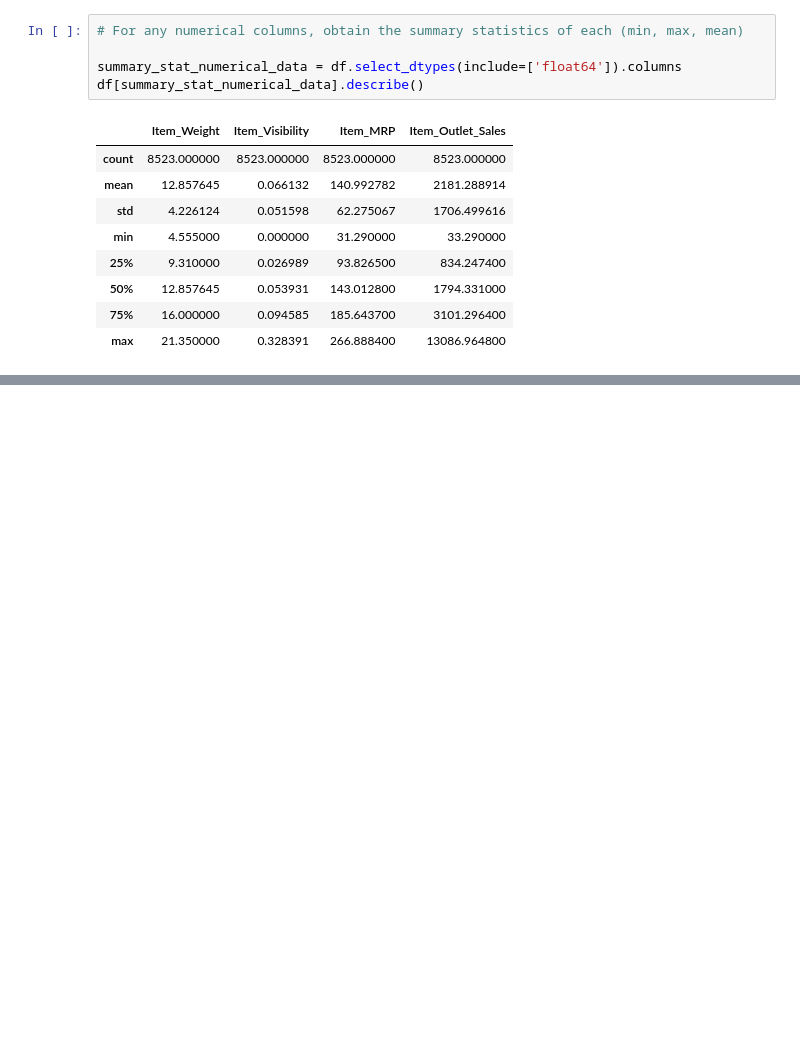
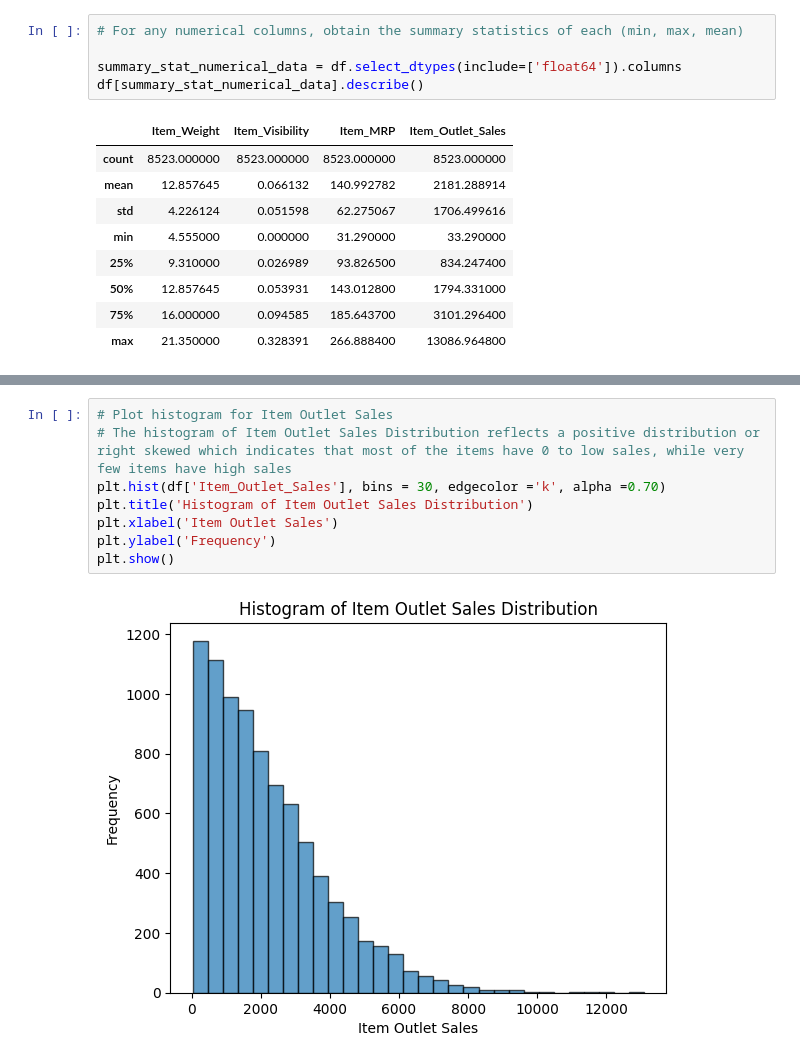
Before and after one commit to Gdan0326/Food_Sales_Predictions, a Jupyter notebook: Food_Sales_Predictions.ipynb, the cells around one changed output, grey strips where cells are left out. Saved outputs shown, nothing was run; the diff lists cells and outputs as text; blank space fills up the shorter version.

```diff
--- a/Food_Sales_Predictions.ipynb
+++ b/Food_Sales_Predictions.ipynb
@@ -145,0 +200,10 @@ df[summary_stat_numerical_data].describe()
+# %%
+# Plot histogram for Item Outlet Sales
+# The histogram of Item Outlet Sales Distribution reflects a positive distribution or right skewed which indicates that most of the items have 0 to low sales, while very few items have high sales
+plt.hist(df['Item_Outlet_Sales'], bins = 30, edgecolor ='k', alpha =0.70)
+plt.title('Histogram of Item Outlet Sales Distribution')
+plt.xlabel('Item Outlet Sales')
+plt.ylabel('Frequency')
+plt.show()
+# %% [output]
+[figure, added]
```
Also changed, not shown: parts of 15 cells of this notebook.
